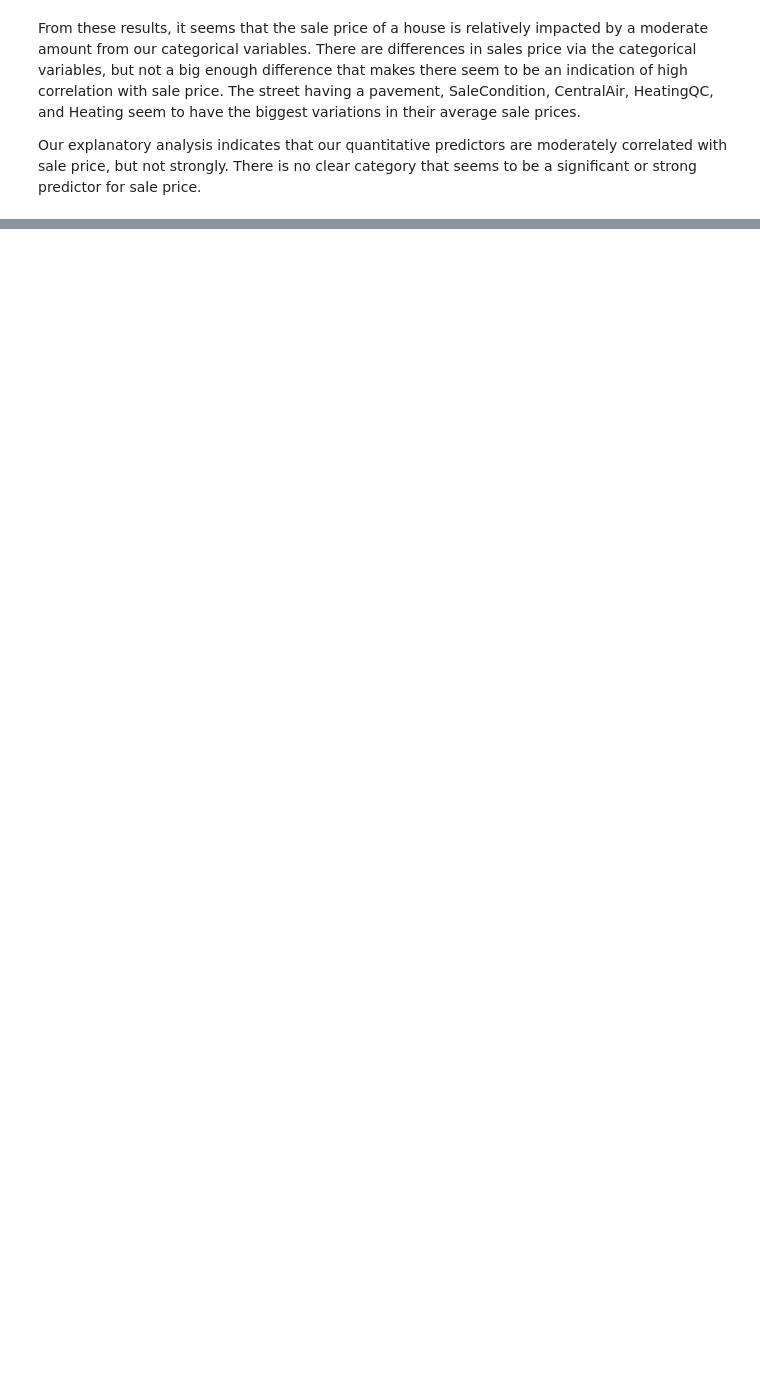
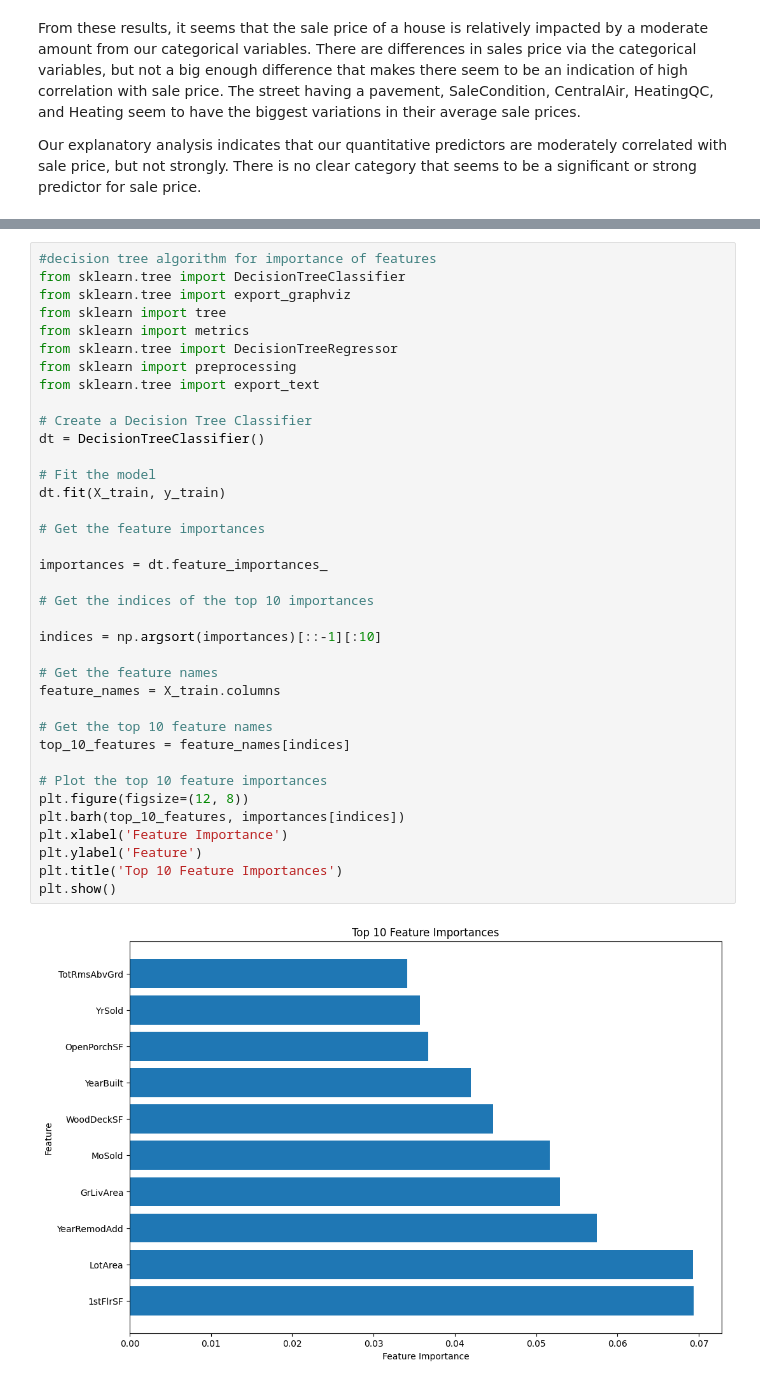
Before and after one commit to FoxDavenport/PIC16BFinalProject, a Jupyter notebook: FinalProject16B.ipynb, the cells around one changed output, grey strips where cells are left out. Drawn from its saved outputs; the diff is of its cells as text; blank space fills up the shorter version.

```diff
--- a/FinalProject16B.ipynb
+++ b/FinalProject16B.ipynb
@@ -424,0 +497,39 @@ Our explanatory analysis indicates that our quantitative predictors are moderate
+# %%
+#decision tree algorithm for importance of features
+from sklearn.tree import DecisionTreeClassifier
+from sklearn.tree import export_graphviz
+from sklearn import tree
+from sklearn import metrics
+from sklearn.tree import DecisionTreeRegressor
+from sklearn import preprocessing
+from sklearn.tree import export_text
+
+# Create a Decision Tree Classifier
+dt = DecisionTreeClassifier()
+
+# Fit the model
+dt.fit(X_train, y_train)
+
+# Get the feature importances
+
+importances = dt.feature_importances_
+
+# Get the indices of the top 10 importances
+
+indices = np.argsort(importances)[::-1][:10]
+
+# Get the feature names
+feature_names = X_train.columns
+
+# Get the top 10 feature names
+top_10_features = feature_names[indices]
+
+# Plot the top 10 feature importances
+plt.figure(figsize=(12, 8))
+plt.barh(top_10_features, importances[indices])
+plt.xlabel('Feature Importance')
+plt.ylabel('Feature')
+plt.title('Top 10 Feature Importances')
+plt.show()
+# %% [output]
+[figure, added]
```
Also changed, not shown: parts of 13 cells of this notebook.
